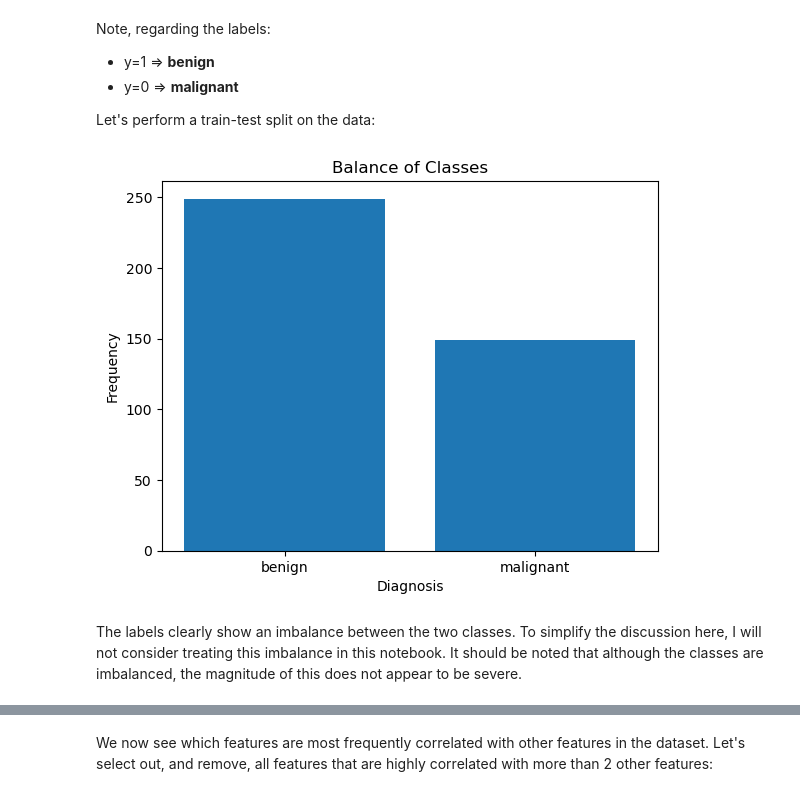
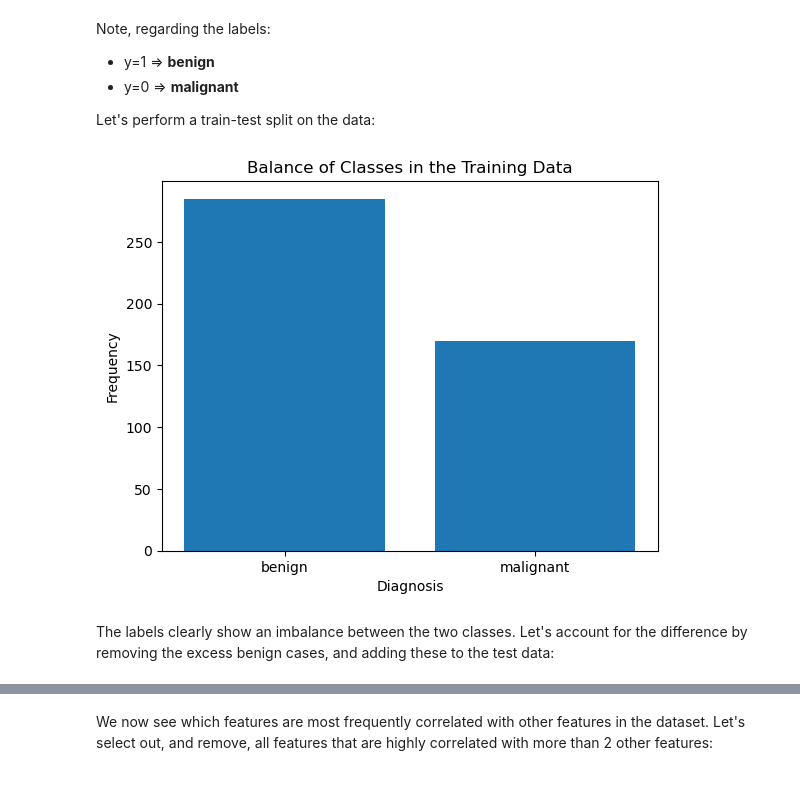
Before and after one commit to insidelearningmachines/Blog, a Jupyter notebook: Notebook II Logistic Regression.ipynb, the cells around one changed output, grey strips where cells are left out. Saved outputs shown, nothing was run; the diff lists cells and outputs as text; code cells hidden in the pictures.

```diff
--- a/Notebook II Logistic Regression.ipynb
+++ b/Notebook II Logistic Regression.ipynb
@@ -25,15 +25,15 @@ Note, regarding the labels:
 Let's perform a train-test split on the data:
 # %%
 # do train/test split
-X_train, X_test, y_train, y_test = train_test_split(X, y, test_size=0.3, random_state=42)
+X_train, X_test, y_train, y_test = train_test_split(X, y, test_size=0.2, random_state=42, stratify=y)
 # %%
 # check if our labels are balanced?
 plt.bar(['benign','malignant'],height=[np.sum(y_train),y_train.shape[0]-np.sum(y_train)])
-plt.title('Balance of Classes')
+plt.title('Balance of Classes in the Training Data')
 plt.xlabel('Diagnosis')
 plt.ylabel('Frequency')
 plt.show()
 # %% [output]
-[figure, old version]
+[figure, new version]
-# %% [markdown]
-The labels clearly show an imbalance between the two classes. To simplify the discussion here, I will not consider treating this imbalance in this notebook. It should be noted that although the classes are imbalanced, the magnitude of this does not appear to be severe.
+# %% [markdown]
+The labels clearly show an imbalance between the two classes. Let's account for the difference by removing the excess benign cases, and adding these to the test data:
```
Also changed, not shown: parts of 12 cells of this notebook.
